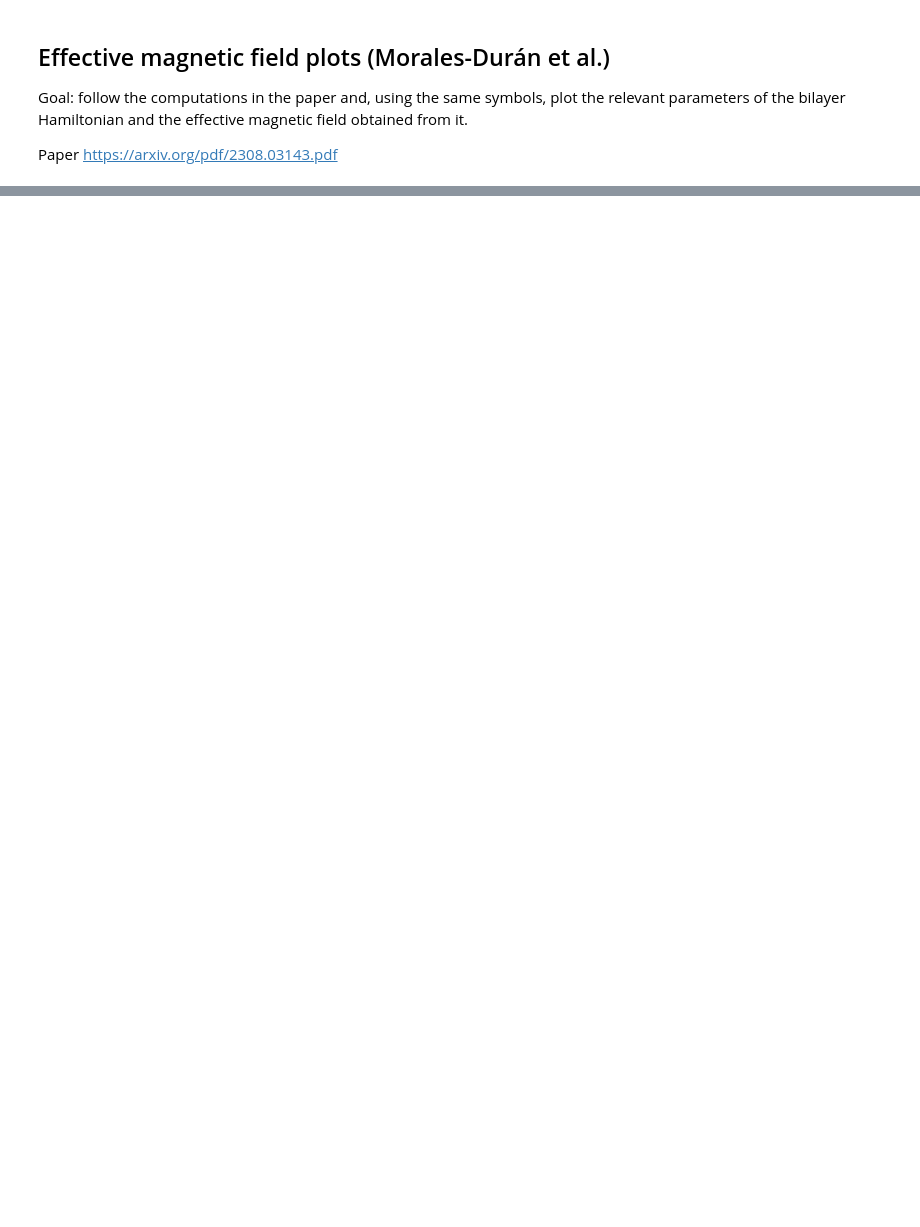
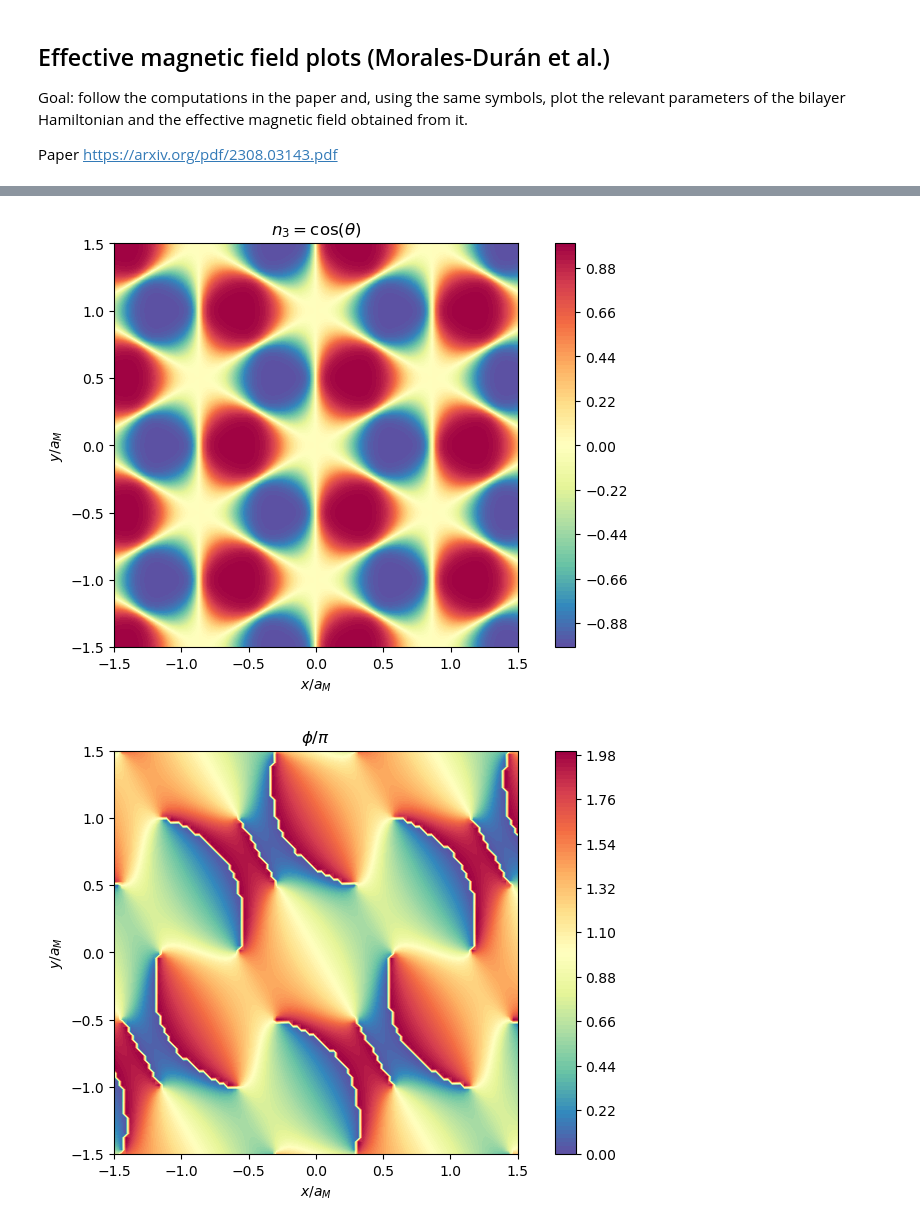
Before and after one commit to DaanTimmers/DT_Part_III_Project, a Jupyter notebook: Gauge field.ipynb, the cells around one changed output, grey strips where cells are left out. Saved outputs shown, nothing was run; the diff lists cells and outputs as text; code cells hidden in the pictures; blank space fills up the shorter version.

```diff
--- a/Gauge field.ipynb
+++ b/Gauge field.ipynb
@@ -55,0 +191,6 @@ A.plot(Del_b)
+# %%
+bilayer.plot('n[2]', 100)
+bilayer.plot('phi', 100)
+# %% [output]
+[figure, added]
+[figure, added]
```
Also changed, not shown: parts of 6 cells of this notebook, 1 other file.
